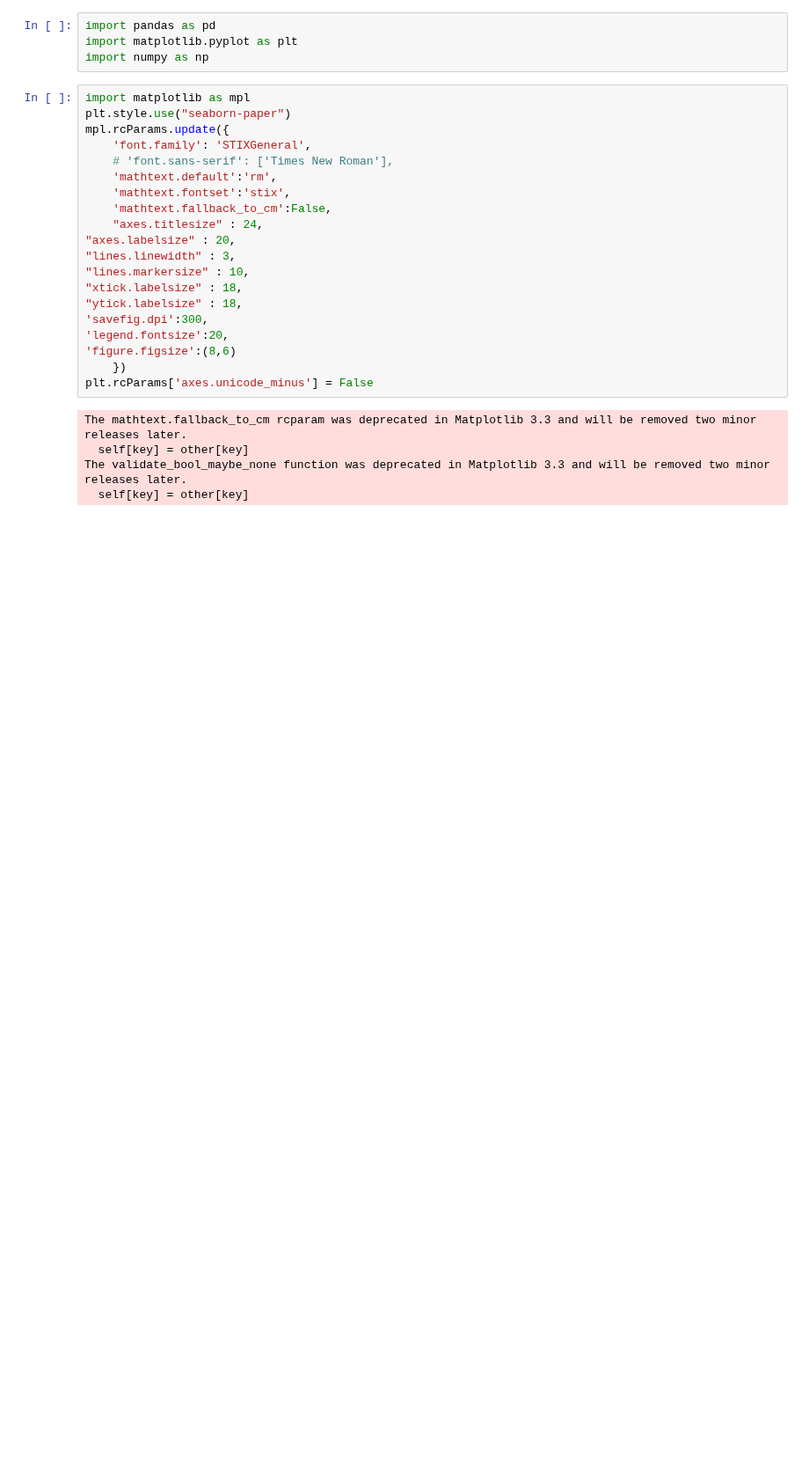
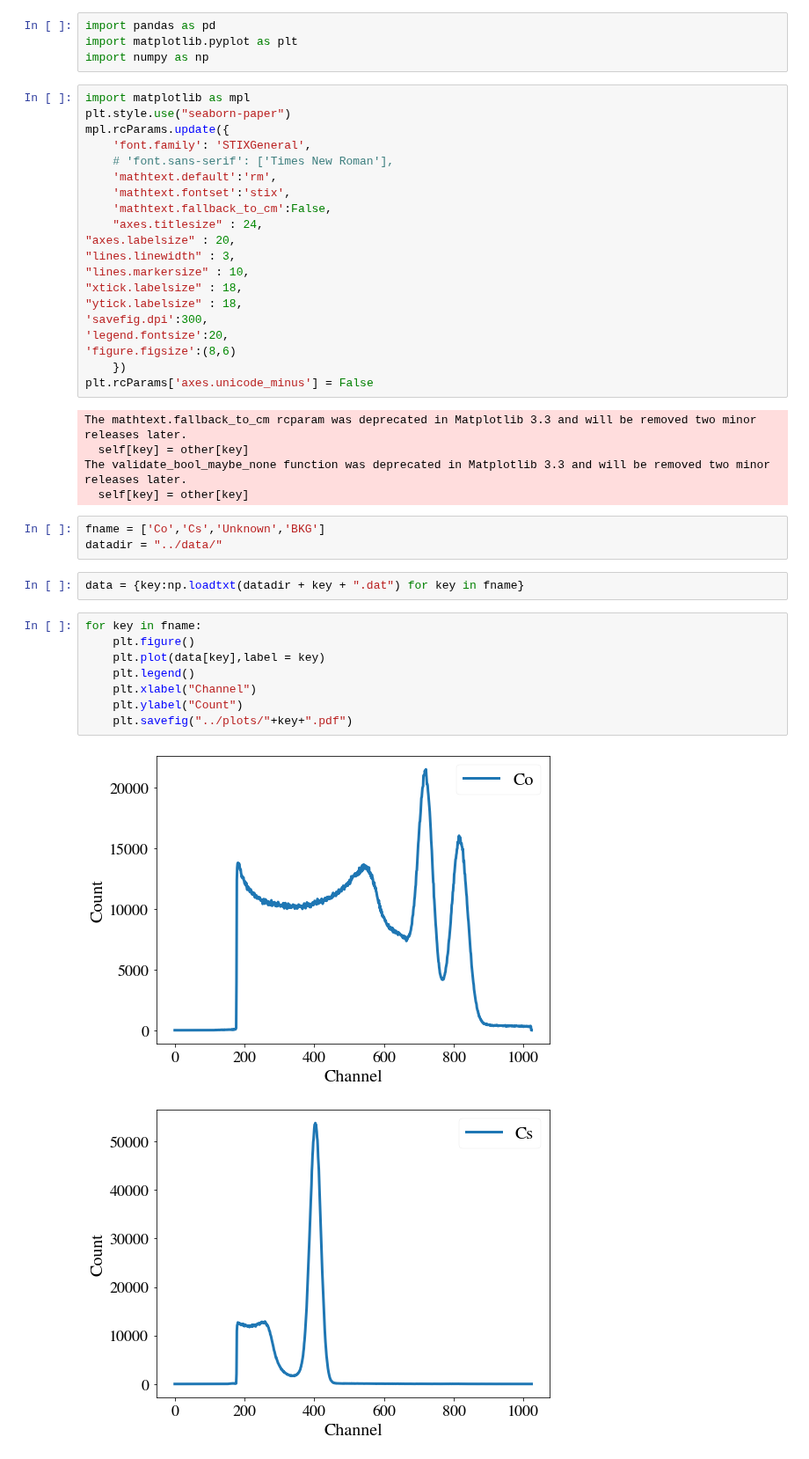
Before and after one commit to DickyChant/AdvNuclExp, a Jupyter notebook: Exp4/analysis/analysis.ipynb, the cells around one changed output. Shown at 88% size. Saved outputs shown, nothing was run; the diff lists cells and outputs as text; blank space fills up the shorter version.

```diff
--- a/Exp4/analysis/analysis.ipynb
+++ b/Exp4/analysis/analysis.ipynb
@@ -27,3 +27,19 @@ The mathtext.fallback_to_cm rcparam was deprecated in Matplotlib 3.3 and will be
   self[key] = other[key]
 The validate_bool_maybe_none function was deprecated in Matplotlib 3.3 and will be removed two minor releases later.
   self[key] = other[key]
+# %%
+fname = ['Co','Cs','Unknown','BKG']
+datadir = "../data/"
+# %%
+data = {key:np.loadtxt(datadir + key + ".dat") for key in fname}
+# %%
+for key in fname:
+    plt.figure()
+    plt.plot(data[key],label = key)
+    plt.legend()
+    plt.xlabel("Channel")
+    plt.ylabel("Count")
+    plt.savefig("../plots/"+key+".pdf")
+# %% [output]
+[figure, added]
+[figure, added]
```
Also changed, not shown: parts of 1 cell of this notebook, 16 other files.
